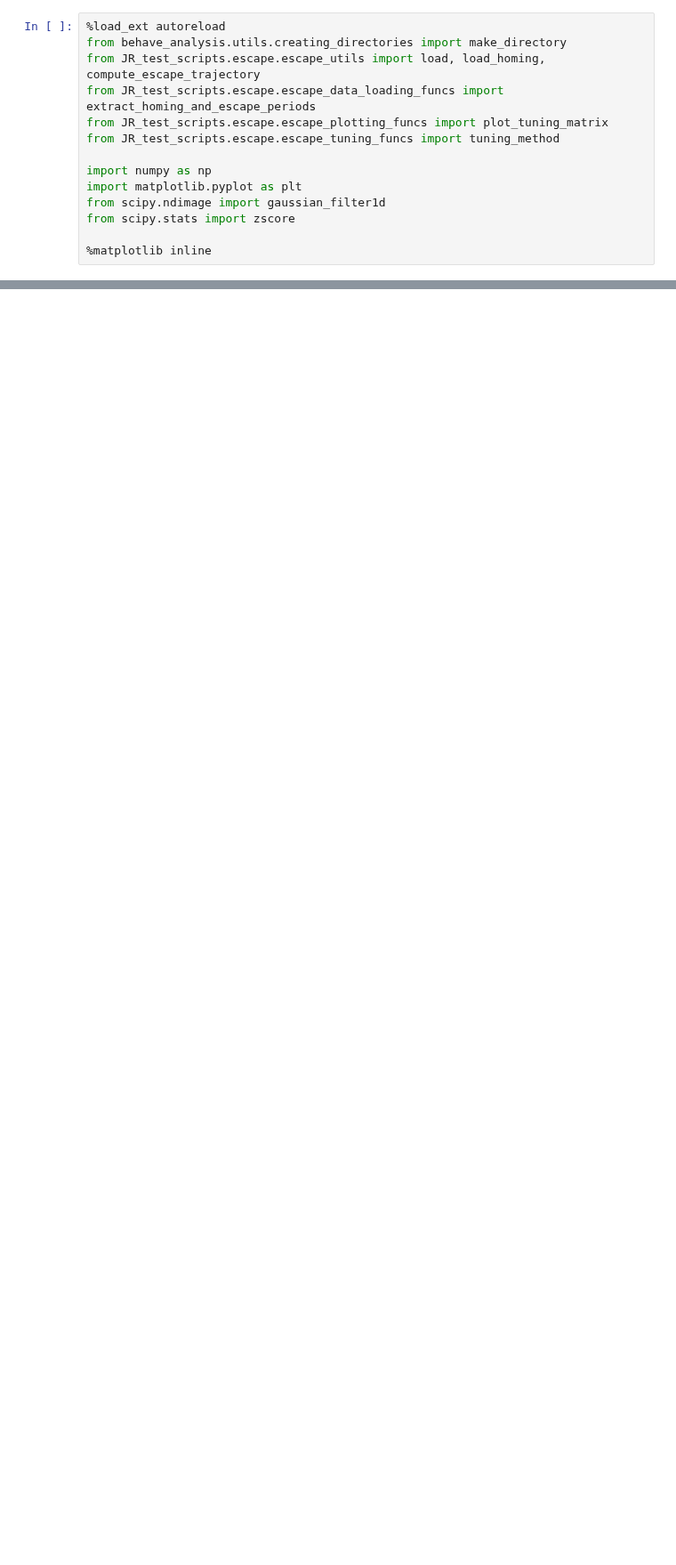
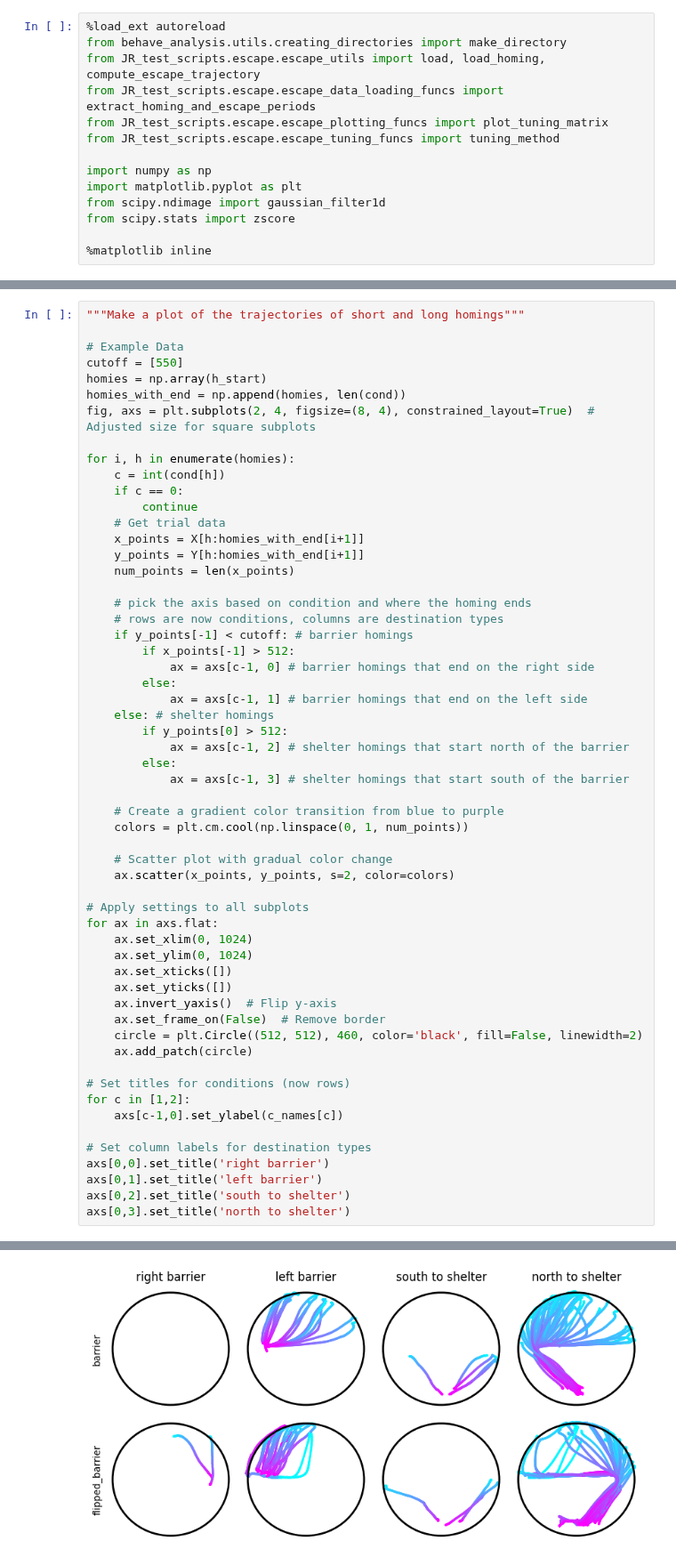
Before and after one commit to BrancoLab/JAL2_subgoal_pipeline, a Jupyter notebook: JR_test_scripts/escape/shelterVsBarrierHomingsCompare.ipynb, the cells around one changed output, grey strips where cells are left out. Shown at 89% size. Cells and saved outputs as stored; diff of their text form; blank space fills up the shorter version.

```diff
--- a/JR_test_scripts/escape/shelterVsBarrierHomingsCompare.ipynb
+++ b/JR_test_scripts/escape/shelterVsBarrierHomingsCompare.ipynb
@@ -293,0 +318,58 @@ plt.tight_layout()
+# %%
+"""Make a plot of the trajectories of short and long homings"""
+
+# Example Data
+cutoff = [550]
+homies = np.array(h_start)
+homies_with_end = np.append(homies, len(cond))
+fig, axs = plt.subplots(2, 4, figsize=(8, 4), constrained_layout=True)  # Adjusted size for square subplots
+
+for i, h in enumerate(homies):
+    c = int(cond[h])
+    if c == 0:
+        continue
+    # Get trial data
+    x_points = X[h:homies_with_end[i+1]]
+    y_points = Y[h:homies_with_end[i+1]]
+    num_points = len(x_points)
+
+    # pick the axis based on condition and where the homing ends
+    # rows are now conditions, columns are destination types
+    if y_points[-1] < cutoff: # barrier homings
+        if x_points[-1] > 512:
+            ax = axs[c-1, 0] # barrier homings that end on the right side
+        else:
+            ax = axs[c-1, 1] # barrier homings that end on the left side
+    else: # shelter homings
+        if y_points[0] > 512:
+            ax = axs[c-1, 2] # shelter homings that start north of the barrier
+        else:
+            ax = axs[c-1, 3] # shelter homings that start south of the barrier
+
+    # Create a gradient color transition from blue to purple
+    colors = plt.cm.cool(np.linspace(0, 1, num_points))
+
+    # Scatter plot with gradual color change
+    ax.scatter(x_points, y_points, s=2, color=colors)
+
+# Apply settings to all subplots
+for ax in axs.flat:
+    ax.set_xlim(0, 1024)
+    ax.set_ylim(0, 1024)
+    ax.set_xticks([])
+    ax.set_yticks([])
+    ax.invert_yaxis()  # Flip y-axis
+    ax.set_frame_on(False)  # Remove border
+    circle = plt.Circle((512, 512), 460, color='black', fill=False, linewidth=2)
+    ax.add_patch(circle)
+
+# Set titles for conditions (now rows)
+for c in [1,2]:
+    axs[c-1,0].set_ylabel(c_names[c])
+
+# Set column labels for destination types
+axs[0,0].set_title('right barrier')
+axs[0,1].set_title('left barrier')
+axs[0,2].set_title('south to shelter')
+axs[0,3].set_title('north to shelter')
+# %% [output]
@@ -293,0 +377 @@ plt.tight_layout()
+[figure, added]
```
Also changed, not shown: parts of 7 cells of this notebook.
